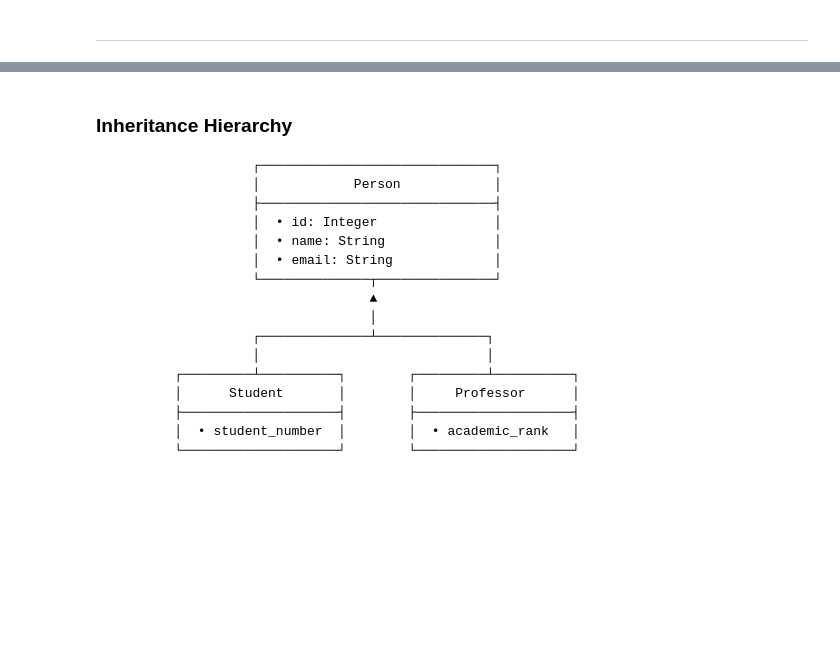
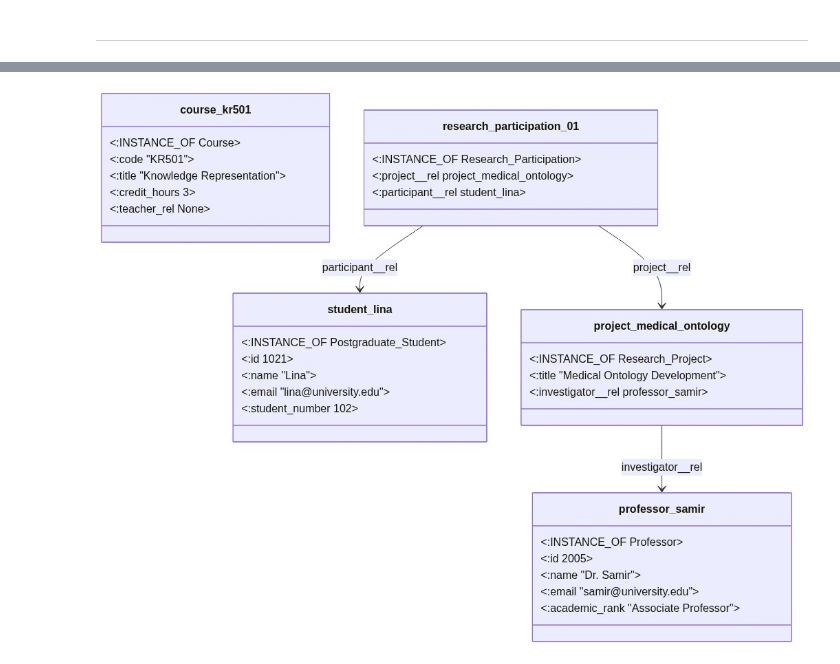
Before and after one commit to iabdulhaq/knowledge-representation, a Jupyter notebook: object-oriented-representation/academic-environment-representation.ipynb, the cells around one changed output, grey strips where cells are left out. Saved outputs shown, nothing was run; the diff lists cells and outputs as text; code cells hidden in the pictures; blank space fills up the shorter version.

````diff
--- a/object-oriented-representation/academic-environment-representation.ipynb
+++ b/object-oriented-representation/academic-environment-representation.ipynb
@@ -390,22 +225,46 @@ display(Image(data=img_bytes))
-# %% [markdown]
-
-### Inheritance Hierarchy
-
-```text
-                  ┌──────────────────────────────┐
-                  │            Person            │
-                  ├──────────────────────────────┤
-                  │  • id: Integer               │
-                  │  • name: String              │
-                  │  • email: String             │
-                  └──────────────┬───────────────┘
-                                 ▲
-                                 │
-                  ┌──────────────┴──────────────┐
-                  │                             │
-        ┌─────────┴──────────┐        ┌─────────┴──────────┐
-        │      Student       │        │     Professor      │
-        ├────────────────────┤        ├────────────────────┤
-        │  • student_number  │        │  • academic_rank   │
-        └────────────────────┘        └────────────────────┘
-```
+# %%
+draw_class_diagram("""
+classDiagram
+    class student_lina {
+        <:INSTANCE_OF Postgraduate_Student>
+        <:id 1021>
+        <:name "Lina">
+        <:email "lina@university.edu">
+        <:student_number 102>
+    }
+
+    class professor_samir {
+        <:INSTANCE_OF Professor>
+        <:id 2005>
+        <:name "Dr. Samir">
+        <:email "samir@university.edu">
+        <:academic_rank "Associate Professor">
+    }
+
+    class course_kr501 {
+        <:INSTANCE_OF Course>
+        <:code "KR501">
+        <:title "Knowledge Representation">
+        <:credit_hours 3>
+        <:teacher_rel None>
+    }
+
+    class project_medical_ontology {
+        <:INSTANCE_OF Research_Project>
+        <:title "Medical Ontology Development">
+        <:investigator__rel professor_samir>
+    }
+
+    class research_participation_01 {
+        <:INSTANCE_OF Research_Participation>
+        <:project__rel project_medical_ontology>
+        <:participant__rel student_lina>
+    }
+
+    %% Only explicitly mentioned relationships
+    project_medical_ontology --> professor_samir : investigator__rel
+    research_participation_01 --> project_medical_ontology : project__rel
+    research_participation_01 --> student_lina : participant__rel
+""")
+# %% [output]
+[figure, added]
````
Also changed, not shown: parts of 17 cells of this notebook.
